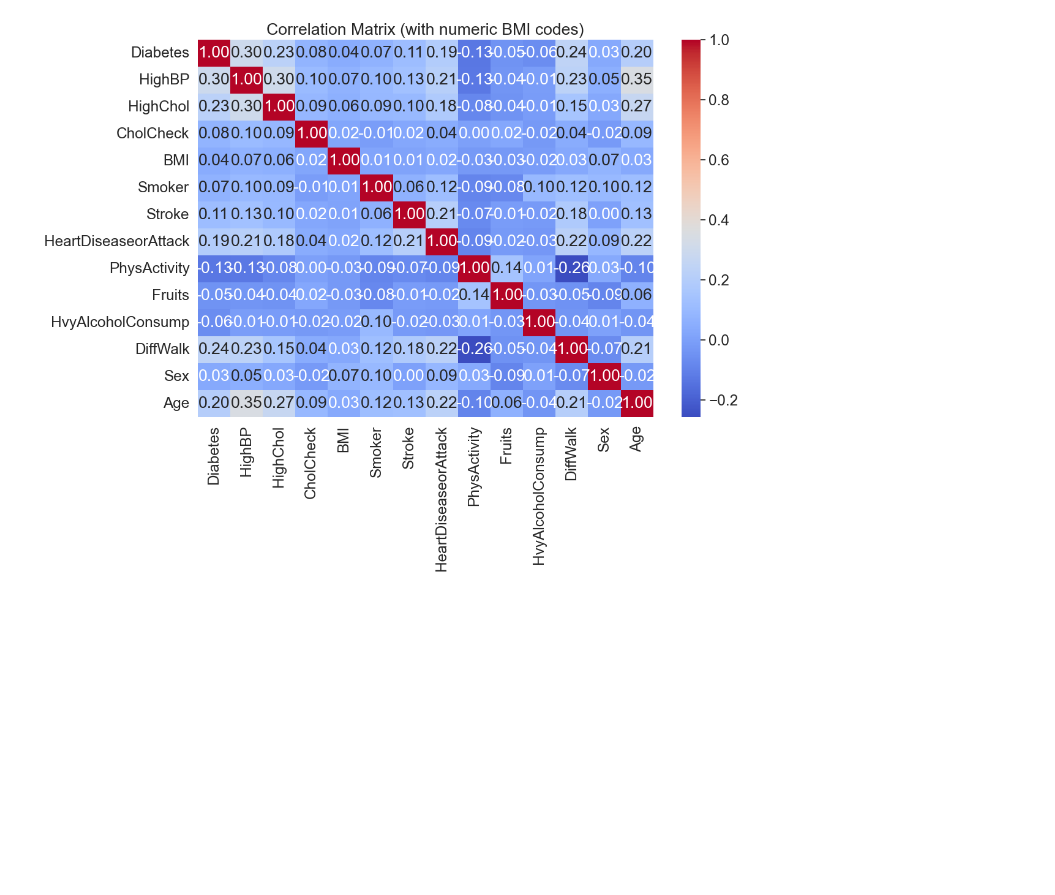
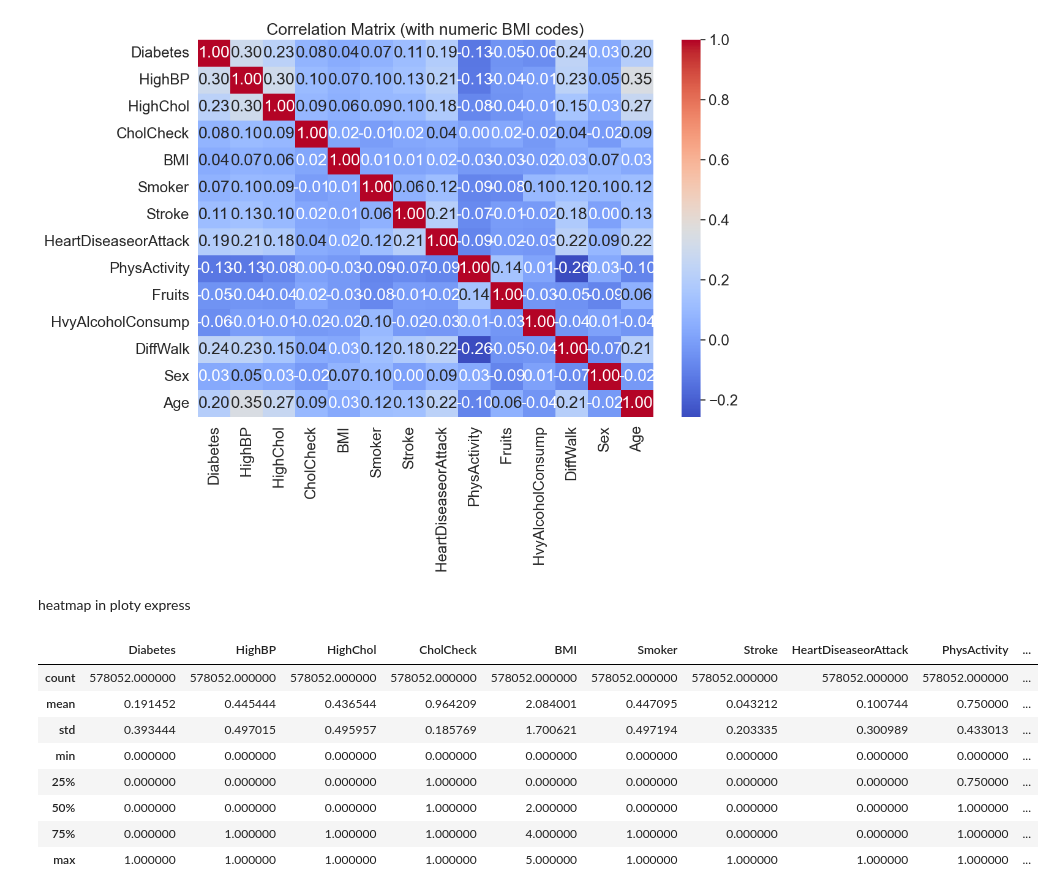
Before and after one commit to Mahed21/smartDiabetes_model, a Jupyter notebook: analysis new.ipynb, the cells around one changed output. Drawn from its saved outputs; the diff is of its cells as text; code cells hidden in the pictures; blank space fills up the shorter version.

```diff
--- a/analysis.ipynb
+++ b/analysis new.ipynb
@@ -278,4 +286,6 @@ Sex                      int64
 Age                      int64
 dtype: object
 [figure]
+# %% [markdown]
+heatmap in ploty express
 # %%
@@ -308,3 +317,15 @@ fig.update_layout(width=800, height=600)
 fig.show()
 # %%
 #Distribution of BMI
+# %%
+diabetes_dataset.describe()
+# %% [output]
+|  | Diabetes | HighBP | HighChol | CholCheck | BMI | Smoker | Stroke | HeartDiseaseorAttack | PhysActivity | ... |
+| count | 578052.000000 | 578052.000000 | 578052.000000 | 578052.000000 | 578052.000000 | 578052.000000 | 578052.000000 | 578052.000000 | 578052.000000 | ... |
+| mean | 0.191452 | 0.445444 | 0.436544 | 0.964209 | 2.084001 | 0.447095 | 0.043212 | 0.100744 | 0.750000 | ... |
+| std | 0.393444 | 0.497015 | 0.495957 | 0.185769 | 1.700621 | 0.497194 | 0.203335 | 0.300989 | 0.433013 | ... |
+| min | 0.000000 | 0.000000 | 0.000000 | 0.000000 | 0.000000 | 0.000000 | 0.000000 | 0.000000 | 0.000000 | ... |
+| 25% | 0.000000 | 0.000000 | 0.000000 | 1.000000 | 0.000000 | 0.000000 | 0.000000 | 0.000000 | 0.750000 | ... |
+| 50% | 0.000000 | 0.000000 | 0.000000 | 1.000000 | 2.000000 | 0.000000 | 0.000000 | 0.000000 | 1.000000 | ... |
+| 75% | 0.000000 | 1.000000 | 1.000000 | 1.000000 | 4.000000 | 1.000000 | 0.000000 | 0.000000 | 1.000000 | ... |
+| max | 1.000000 | 1.000000 | 1.000000 | 1.000000 | 5.000000 | 1.000000 | 1.000000 | 1.000000 | 1.000000 | ... |
```
Also changed, not shown: parts of 34 cells of this notebook, 2 other files.
